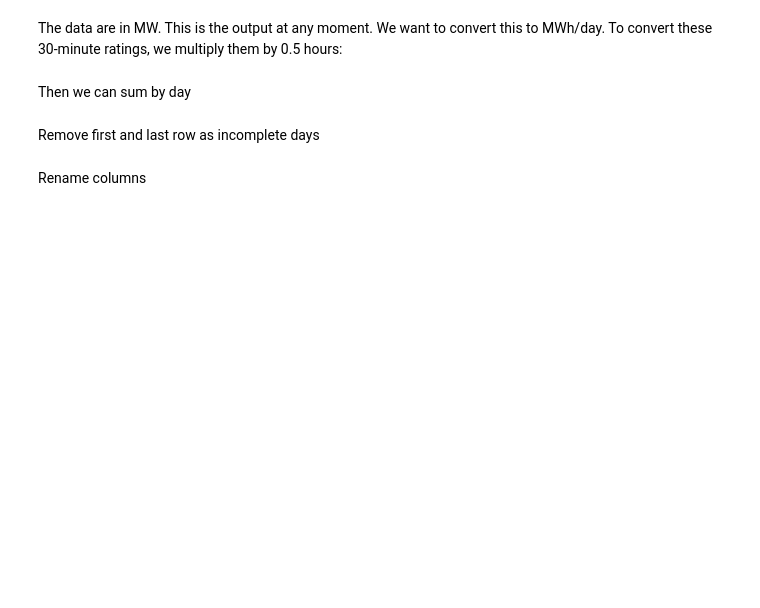
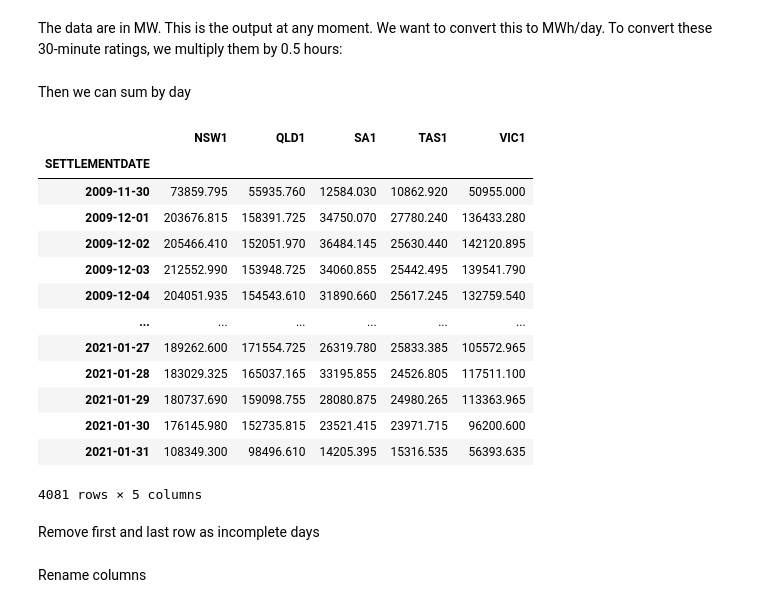
Before and after one commit to dougrichardson/demand_model, a Jupyter notebook: 01_Aus_demand.ipynb, the cells around one changed output. Cells and saved outputs as stored; diff of their text form; code cells hidden in the pictures; blank space fills up the shorter version.

```diff
--- a/01_Aus_demand.ipynb
+++ b/01_Aus_demand.ipynb
@@ -104,6 +118,23 @@ dem_mwh = dem / 2
 Then we can sum by day
 # %%
 dem_daily = dem_mwh.resample("D").sum()
+# %%
+dem_daily
+# %% [output]
+|  | NSW1 | QLD1 | SA1 | TAS1 | VIC1 |
+| SETTLEMENTDATE |  |  |  |  |  |
+| 2009-11-30 | 73859.795 | 55935.760 | 12584.030 | 10862.920 | 50955.000 |
+| 2009-12-01 | 203676.815 | 158391.725 | 34750.070 | 27780.240 | 136433.280 |
+| 2009-12-02 | 205466.410 | 152051.970 | 36484.145 | 25630.440 | 142120.895 |
+| 2009-12-03 | 212552.990 | 153948.725 | 34060.855 | 25442.495 | 139541.790 |
+| 2009-12-04 | 204051.935 | 154543.610 | 31890.660 | 25617.245 | 132759.540 |
+| ... | ... | ... | ... | ... | ... |
+| 2021-01-27 | 189262.600 | 171554.725 | 26319.780 | 25833.385 | 105572.965 |
+| 2021-01-28 | 183029.325 | 165037.165 | 33195.855 | 24526.805 | 117511.100 |
+| 2021-01-29 | 180737.690 | 159098.755 | 28080.875 | 24980.265 | 113363.965 |
+| 2021-01-30 | 176145.980 | 152735.815 | 23521.415 | 23971.715 | 96200.600 |
+| 2021-01-31 | 108349.300 | 98496.610 | 14205.395 | 15316.535 | 56393.635 |
+4081 rows × 5 columns
 # %% [markdown]
 Remove first and last row as incomplete days
 # %%
```
Also changed, not shown: parts of 61 cells of this notebook.
